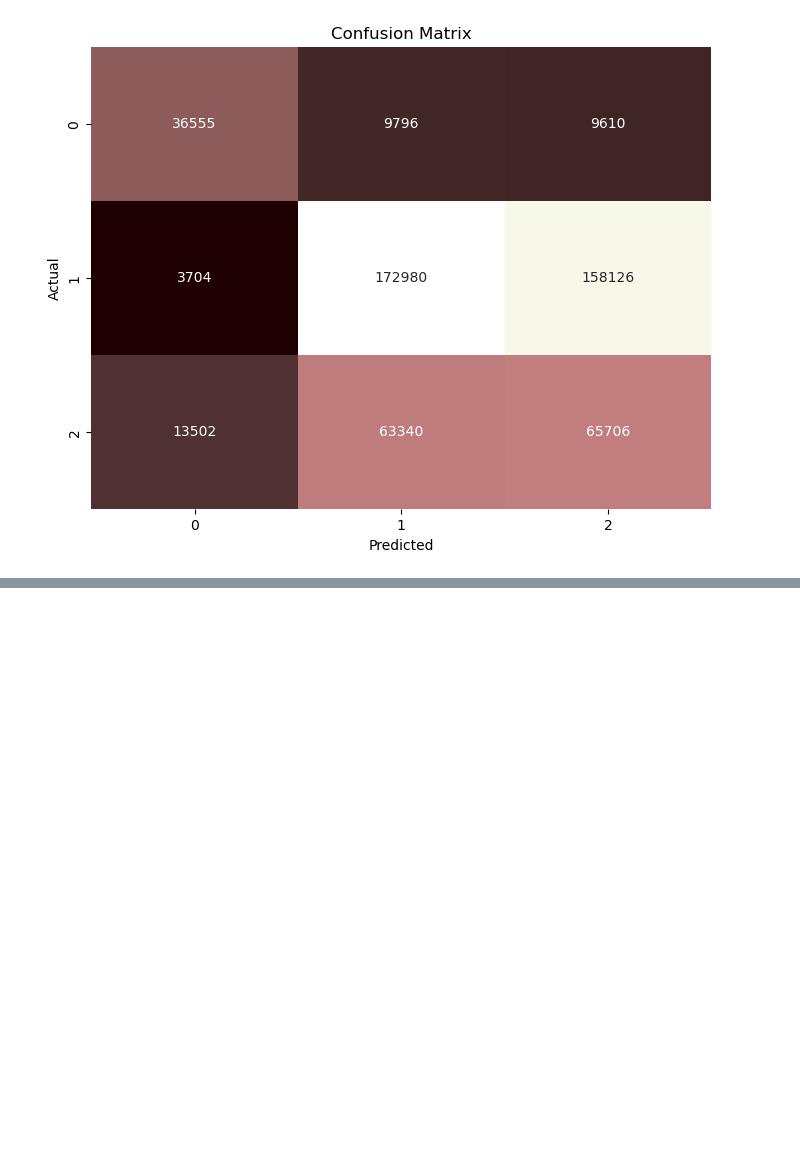
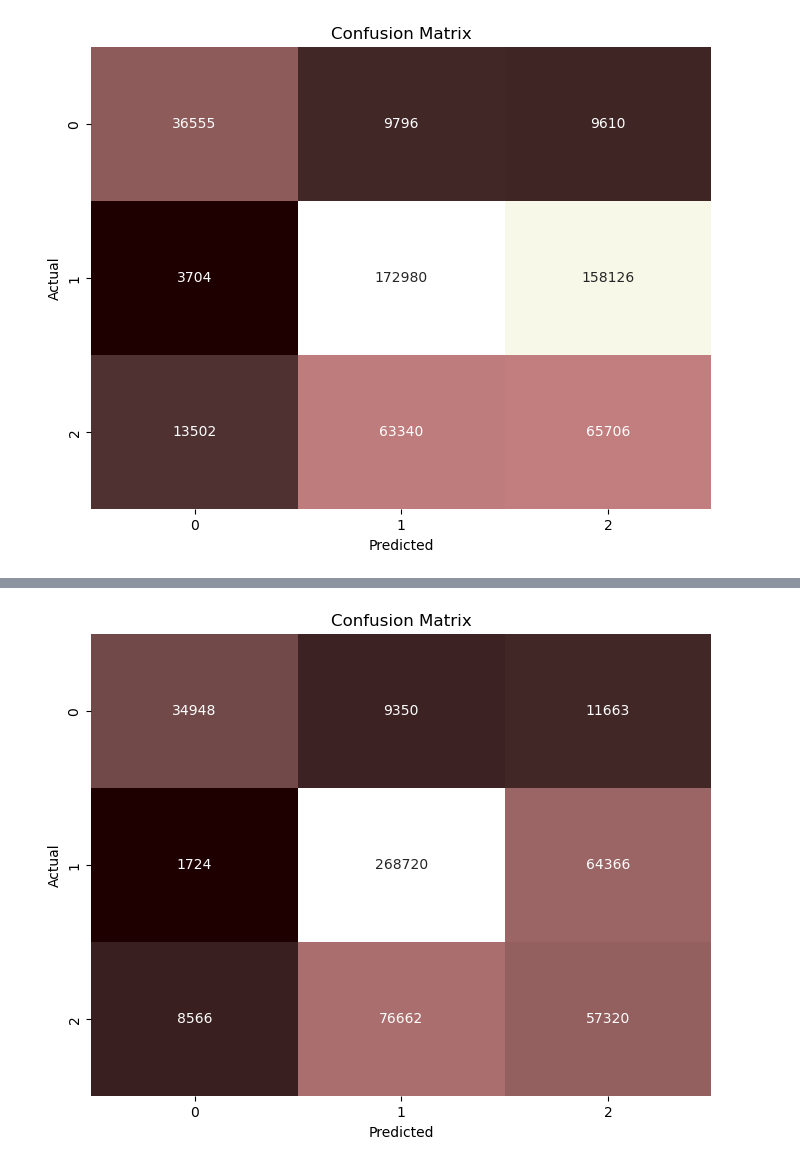
Before and after one commit to kb2326/Data-Mining-project, a Jupyter notebook: modelling.ipynb, the cells around one changed output, grey strips where cells are left out. Saved outputs shown, nothing was run; the diff lists cells and outputs as text; code cells hidden in the pictures; blank space fills up the shorter version.

```diff
--- a/modelling.ipynb
+++ b/modelling.ipynb
@@ -893,0 +894,29 @@ plt.show()
+# %%
+rf_classifier_balanced = RandomForestClassifier(n_estimators=300, random_state=42)
+
+rf_classifier_balanced.fit(X_train_resampled, y_train_resampled)
+
+# Predict on the testing set
+y_pred_balanced = rf_classifier_balanced.predict(X_test)
+
+# Calculate accuracy
+accuracy_balanced = accuracy_score(y_test, y_pred_balanced)
+
+# Compute precision score
+precision_balanced = precision_score(y_test, y_pred_balanced, average='weighted')
+
+# Compute recall score
+recall_balanced = recall_score(y_test, y_pred_balanced, average='weighted')
+
+# Compute F1-Score
+f1_balanced= f1_score(y_test, y_pred_balanced, average='weighted')
+
+# Compute Confusion Matrix
+conf_matrix_r_balanced = confusion_matrix(y_test, y_pred_balanced)
+
+# Print the evaluation metrics
+print("Accuracy:", accuracy_balanced)
+print("Precision:", precision_balanced)
+print("Recall:", recall_balanced)
+print("F1-Score:", f1_balanced)
+print("Confusion Matrix:\n", conf_matrix_r_balanced)
@@ -893,0 +932,10 @@ plt.show()
+# %%
+# Plot confusion matrix as heatmap
+plt.figure(figsize=(8, 6))
+sns.heatmap(conf_matrix_r_balanced, annot=True, cmap='pink', fmt='d', cbar=False)
+plt.xlabel('Predicted')
+plt.ylabel('Actual')
+plt.title('Confusion Matrix')
+plt.show()
+# %% [output]
+[figure, added]
```
Also changed, not shown: parts of 4 cells of this notebook.
